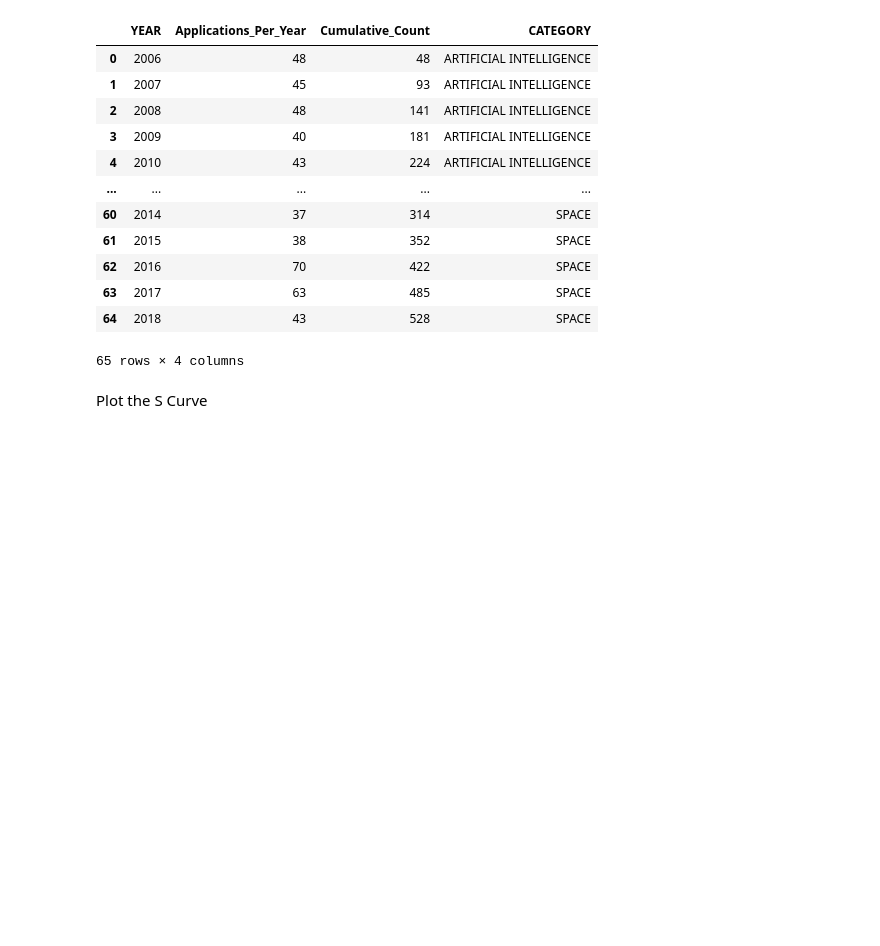
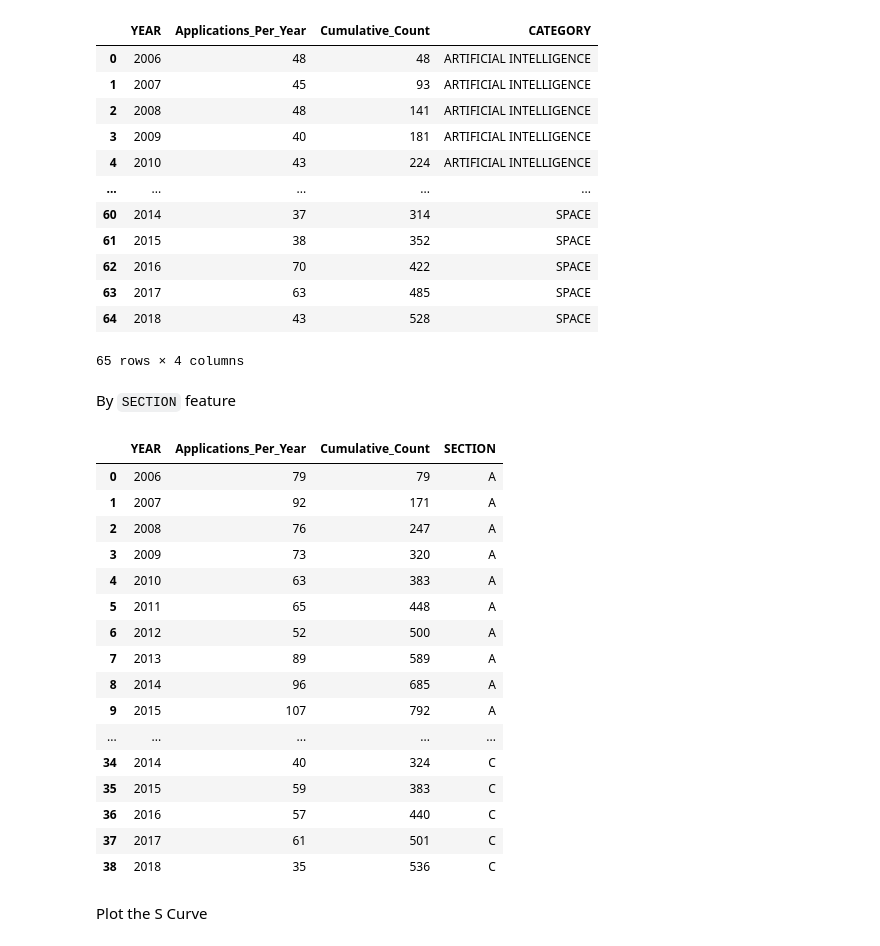
Before and after one commit to faridnec/forecasting-tech-adoption, a Jupyter notebook: notebooks/adoption-models.ipynb, the cells around one changed output. Cells and saved outputs as stored; diff of their text form; code cells hidden in the pictures; blank space fills up the shorter version.

```diff
--- a/notebooks/innovative-models.ipynb
+++ b/notebooks/adoption-models.ipynb
@@ -66,6 +67,53 @@ ts_table
 | 63 | 2017 | 63 | 485 | SPACE |
 | 64 | 2018 | 43 | 528 | SPACE |
 65 rows × 4 columns
+# %% [markdown]
+By `SECTION` feature
+# %%
+sections = ['A', 'B', 'C']
+
+def calculate_cumulative_count_per_category(data: pd.DataFrame, categories: list):
+    """
+    Calculate the cumulative count of patent applications per year for each unique category.
+
+    Parameters:
+    - data: DataFrame containing the patent application data
+    - categories: List of unique categories
+
+    Returns:
+    - DataFrame with the cumulative count of patent applications per year for each category
+    """
+    result = []
+    for category in categories:
+        category_data = data[data['SECTION'] == category]
+        applications_per_year = category_data.groupby('YEAR').size().reset_index(name='Applications_Per_Year')
+        applications_per_year['Cumulative_Count'] = applications_per_year['Applications_Per_Year'].cumsum()
+        applications_per_year['SECTION'] = category
+        result.append(applications_per_year)
+
+    return pd.concat(result, ignore_index=True)
+
+ts_table2 = calculate_cumulative_count_per_category(df, sections)
+# %%
+ts_table2
+# %% [output]
+|  | YEAR | Applications_Per_Year | Cumulative_Count | SECTION |
+| 0 | 2006 | 79 | 79 | A |
+| 1 | 2007 | 92 | 171 | A |
+| 2 | 2008 | 76 | 247 | A |
+| 3 | 2009 | 73 | 320 | A |
+| 4 | 2010 | 63 | 383 | A |
+| 5 | 2011 | 65 | 448 | A |
+| 6 | 2012 | 52 | 500 | A |
+| 7 | 2013 | 89 | 589 | A |
+| 8 | 2014 | 96 | 685 | A |
+| 9 | 2015 | 107 | 792 | A |
+| ... | ... | ... | ... | ... |
+| 34 | 2014 | 40 | 324 | C |
+| 35 | 2015 | 59 | 383 | C |
+| 36 | 2016 | 57 | 440 | C |
+| 37 | 2017 | 61 | 501 | C |
+| 38 | 2018 | 35 | 536 | C |
 # %% [markdown]
 Plot the S Curve
 # %%
```
Also changed, not shown: parts of 8 cells of this notebook, 4 other files.
